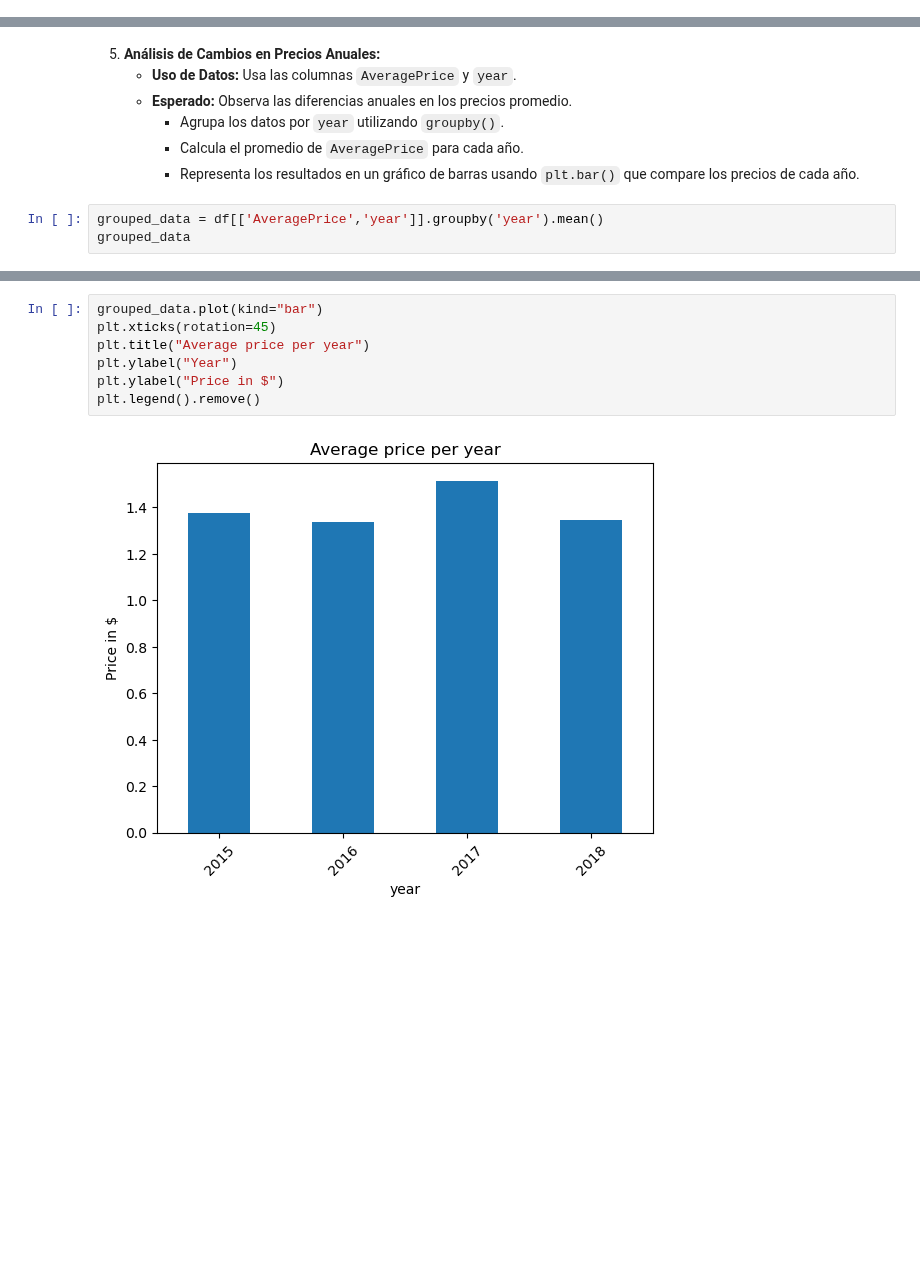
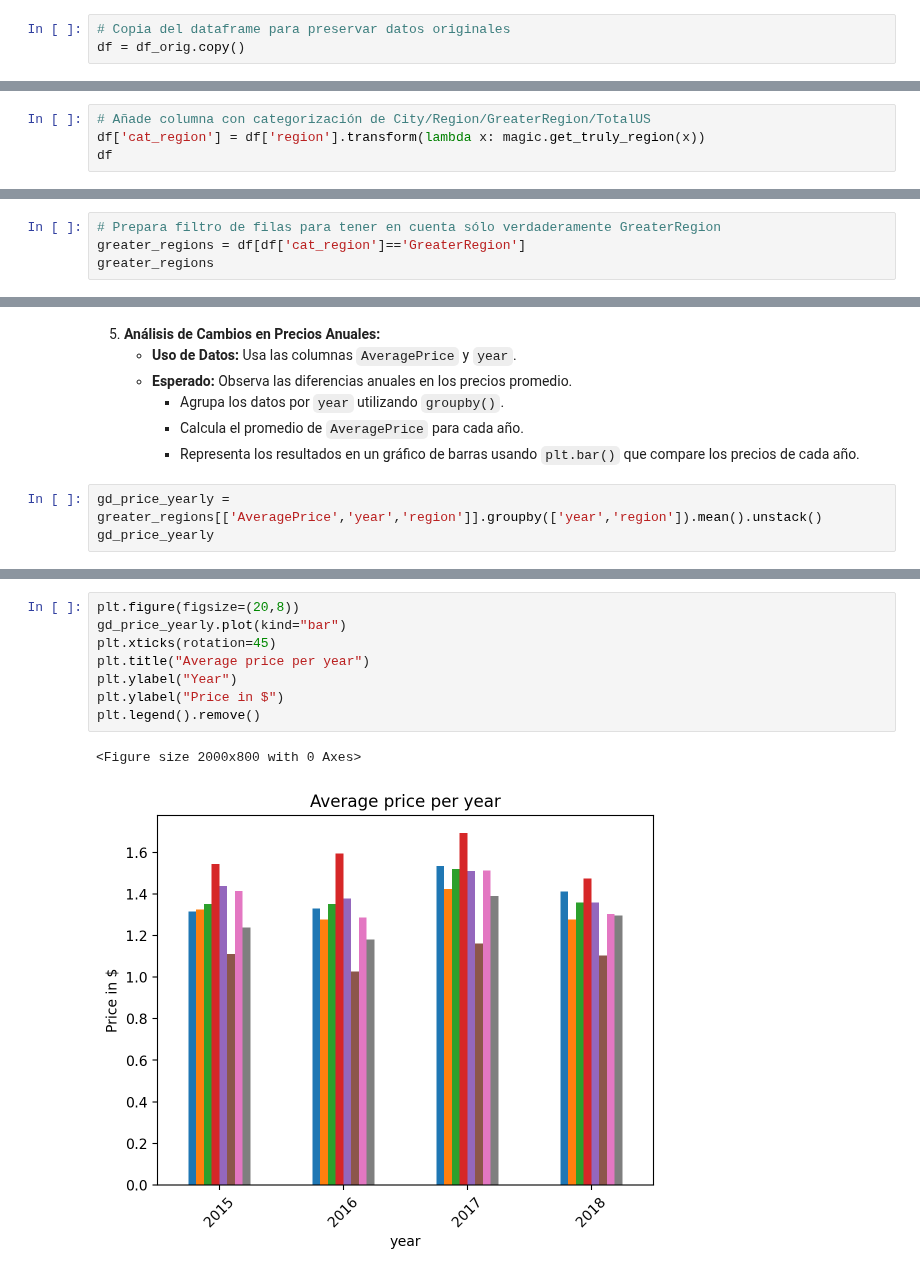
Before and after one commit to albagd77/MAGic-Avocado-TP1, a Jupyter notebook: 01_series_temporales.ipynb, the cells around one changed output, grey strips where cells are left out. Cells and saved outputs as stored; diff of their text form; blank space fills up the shorter version.

```diff
--- a/01_series_temporales.ipynb
+++ b/01_series_temporales.ipynb
@@ -29,6 +33,9 @@ df
 | 18247 | 10 | 2018-01-14 | 1.93 | 16205.22 | 1527.63 | 2981.04 | 727.01 | 10969.54 | 10919.54 | ... |
 | 18248 | 11 | 2018-01-07 | 1.62 | 17489.58 | 2894.77 | 2356.13 | 224.53 | 12014.15 | 11988.14 | ... |
 18249 rows × 14 columns
+# %%
+# Copia del dataframe para preservar datos originales
+df = df_orig.copy()
 # %% [markdown]
 
 1. **Descomposición de Series Temporales de Precios:**
@@ -37,3 +44,7 @@ df
      - Convierte `Date` a tipo datetime usando `pd.to_datetime()`.
      - Agrupa los datos por `Date` y calcula el promedio de `AveragePrice` utilizando `groupby()` si es necesario.
      - Visualiza los componentes descompuestos usando `matplotlib` para cada uno de ellos.
+# %%
+# Añade columna con categorización de City/Region/GreaterRegion/TotalUS
+df['cat_region'] = df['region'].transform(lambda x: magic.get_truly_region(x))
+df
@@ -59,0 +68,4 @@ grouped_data
+# %%
+# Prepara filtro de filas para tener en cuenta sólo verdaderamente GreaterRegion
+greater_regions = df[df['cat_region']=='GreaterRegion']
+greater_regions
@@ -198,6 +247,6 @@ plt.show()
      - Calcula el promedio de `AveragePrice` para cada año.
      - Representa los resultados en un gráfico de barras usando `plt.bar()` que compare los precios de cada año.
 # %%
-grouped_data = df[['AveragePrice','year']].groupby('year').mean()
-grouped_data
+gd_price_yearly = greater_regions[['AveragePrice','year','region']].groupby(['year','region']).mean().unstack()
+gd_price_yearly
 # %% [output]
@@ -210,9 +260,11 @@ grouped_data
 # %%
-grouped_data.plot(kind="bar")
+plt.figure(figsize=(20,8))
+gd_price_yearly.plot(kind="bar")
 plt.xticks(rotation=45)
 plt.title("Average price per year")
 plt.ylabel("Year")
 plt.ylabel("Price in $")
 plt.legend().remove()
 # %% [output]
+<Figure size 2000x800 with 0 Axes>
-[figure, old version]
+[figure, new version]
```
Also changed, not shown: parts of 17 cells of this notebook, 2 other files.
